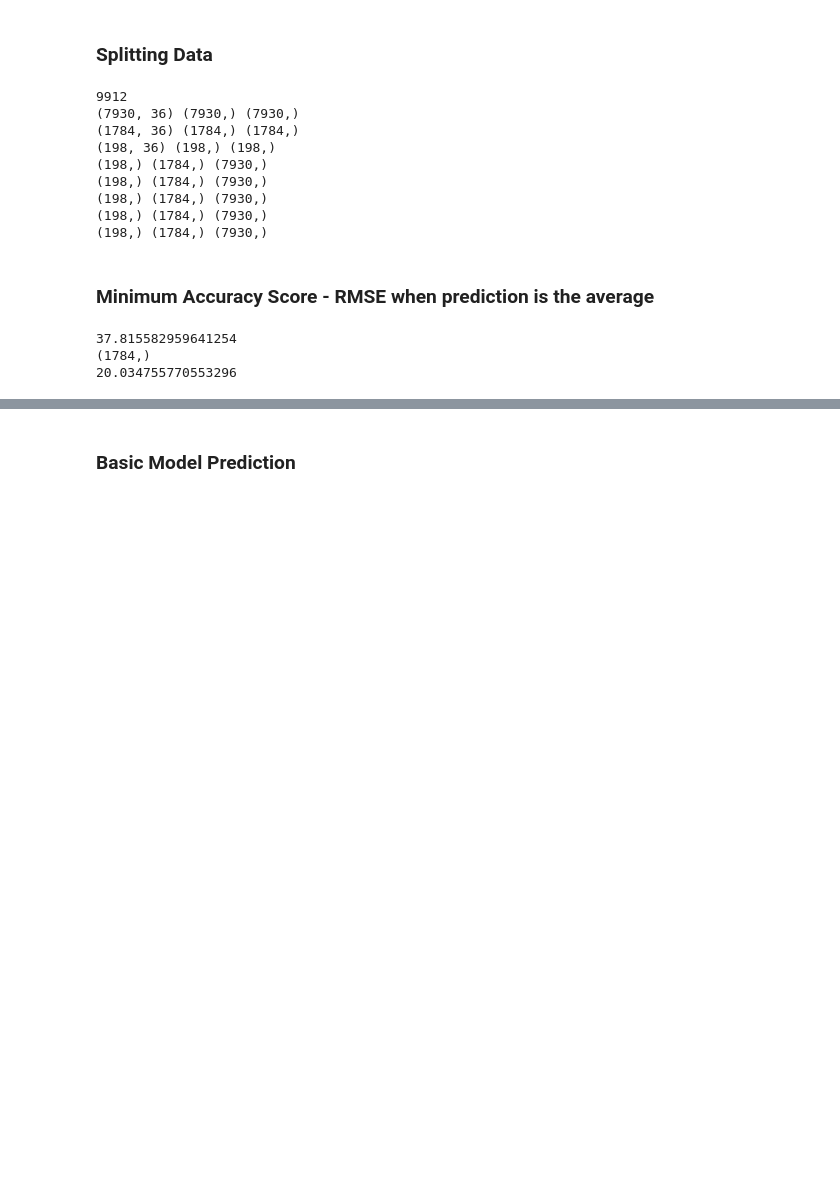
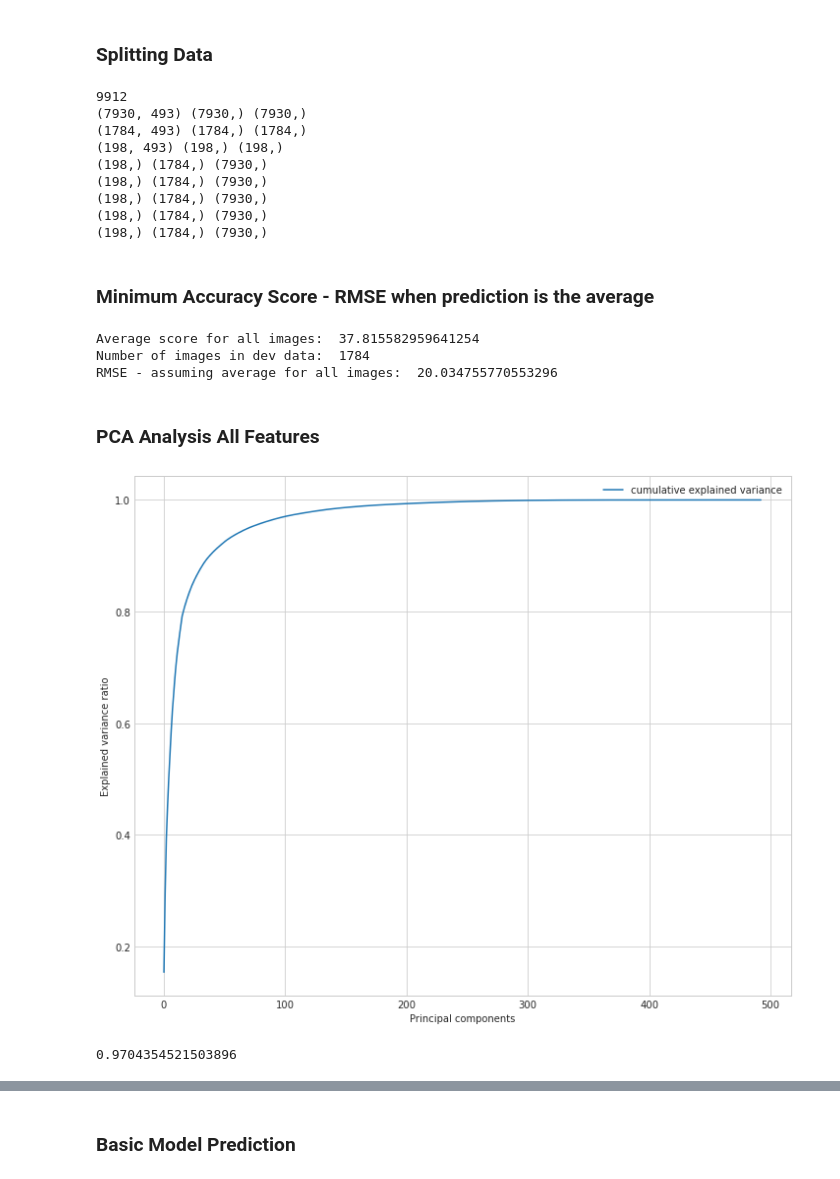
Before and after one commit to cmorenoUCB2021/w207_final_project_cem, a Jupyter notebook: CEM_notebooks/model_creation_5_only_basic_features.ipynb, the cells around one changed output, grey strips where cells are left out. Saved outputs shown, nothing was run; the diff lists cells and outputs as text; code cells hidden in the pictures; blank space fills up the shorter version.

```diff
--- a/CEM_notebooks/model_creation_5_only_basic_features.ipynb
+++ b/CEM_notebooks/model_creation_5_only_basic_features.ipynb
@@ -199,6 +199,28 @@ def predict_scale(prediction, mean_scale):
         predict_out.append(mean_scale[p-start])
     return(predict_out)
 
+def wrt_excel(file, sheet_name, df):
+    if os.path.exists(file):
+        with pd.ExcelWriter(file, engine="openpyxl", mode='a') as writer:
+            df.to_excel(writer, sheet_name=sheet_name)
+    else:
+        with pd.ExcelWriter(file, engine="openpyxl") as writer:
+            df.to_excel(writer, sheet_name=sheet_name)
+
+#Helper function to show line of cummulative variance explained by each pca
+def varplot2(exp_var_ratio):
+
+    cum_var_exp= np.cumsum(exp_var_ratio)
+
+    with plt.style.context('seaborn-whitegrid'):
+        plt.figure(figsize=(10, 8))
+        #plt.step(range(len(exp_var_ratio)), cum_var_exp, where='mid',label='cumulative explained variance')
+        plt.plot(range(len(exp_var_ratio)), cum_var_exp, label='cumulative explained variance')
+        plt.ylabel('Explained variance ratio')
+        plt.xlabel('Principal components')
+        plt.legend(loc='best')
+        plt.tight_layout()
+
 def print_confusion_matrix(Y_dev, Prediction, title):
     cfm = confusion_matrix(Y_dev,Prediction)
     start = 0 #It does not work
@@ -400,6 +412,8 @@ plt.show()
 ### Selecting Features to Progress
 # %%
 column_names = list(df_data.columns)
+
+to_take_out = ['Unnamed: 0', 'Id','image', 'Scale10', 'Scale5','Scale4','Scale3', 'Scale2','Pawpularity']
 
 coln1 = 2
 coln2 = coln1+12
@@ -420,10 +434,11 @@ print(len(to_keep))
 ### Splitting Data
 # %%
 #Get X and Y data - shuffle data.
-X = np.array(df_data[to_keep])
+#Use to to_keep when not using PCA
+# X = np.array(df_data[to_keep])
 
-#Use to take out columns
-#X = np.array(df_data.drop(to_take_out, axis=1))
+#Use to take out columns for PCA Analysis - othersiwe use to_keep
+X = np.array(df_data.drop(to_take_out, axis=1))
 
 Y = df_data['Pawpularity'].values[:]
 
@@ -481,9 +496,9 @@ print(test_y3.shape, dev_y3.shape, train_y3.shape)
 print(test_y2.shape, dev_y2.shape, train_y2.shape)
 # %% [output]
 9912
-(7930, 36) (7930,) (7930,)
-(1784, 36) (1784,) (1784,)
-(198, 36) (198,) (198,)
+(7930, 493) (7930,) (7930,)
+(1784, 493) (1784,) (1784,)
+(198, 493) (198,) (198,)
 (198,) (1784,) (7930,)
 (198,) (1784,) (7930,)
 (198,) (1784,) (7930,)
@@ -495,13 +510,30 @@ print(test_y2.shape, dev_y2.shape, train_y2.shape)
 scale = 100
 Y_train, Y_dev = assign_y(scale)
 avg_dev = Y_dev.mean()
-print(avg_dev)
-print(Y_dev.shape)
+print("Average score for all images: ",avg_dev)
+print("Number of images in dev data: ",Y_dev.shape[0])
 
 basic_prediction = np.repeat(avg_dev, Y_dev.shape[0])
 rmse = np.sqrt(mean_squared_error(basic_prediction, dev_labels))
-print(rmse)
+print("RMSE - assuming average for all images: ", rmse)
 # %% [output]
-37.815582959641254
-(1784,)
-20.034755770553296
+Average score for all images:  37.815582959641254
+Number of images in dev data:  1784
+RMSE - assuming average for all images:  20.034755770553296
+# %% [markdown]
+### PCA Analysis All Features
+# %%
+fp_pca = PCA()
+train_data_pca = fp_pca.fit_transform(train_data)
+
+df_summary = pd.DataFrame({"Dimension": range(1,fp_pca.explained_variance_ratio_.shape[0]+1),
+                           "Var Prop Exp": fp_pca.explained_variance_ratio_,
+                            "Var Cum Prop Exp (%)": np.cumsum(fp_pca.explained_variance_ratio_)})
+#varplot1(p1_pca.explained_variance_)
+varplot2(fp_pca.explained_variance_ratio_)
+# %% [output]
+[figure, added]
+# %%
+np.cumsum(fp_pca.explained_variance_ratio_)[100]
+# %% [output]
+0.9704354521503896
```
Also changed, not shown: parts of 25 cells of this notebook.
